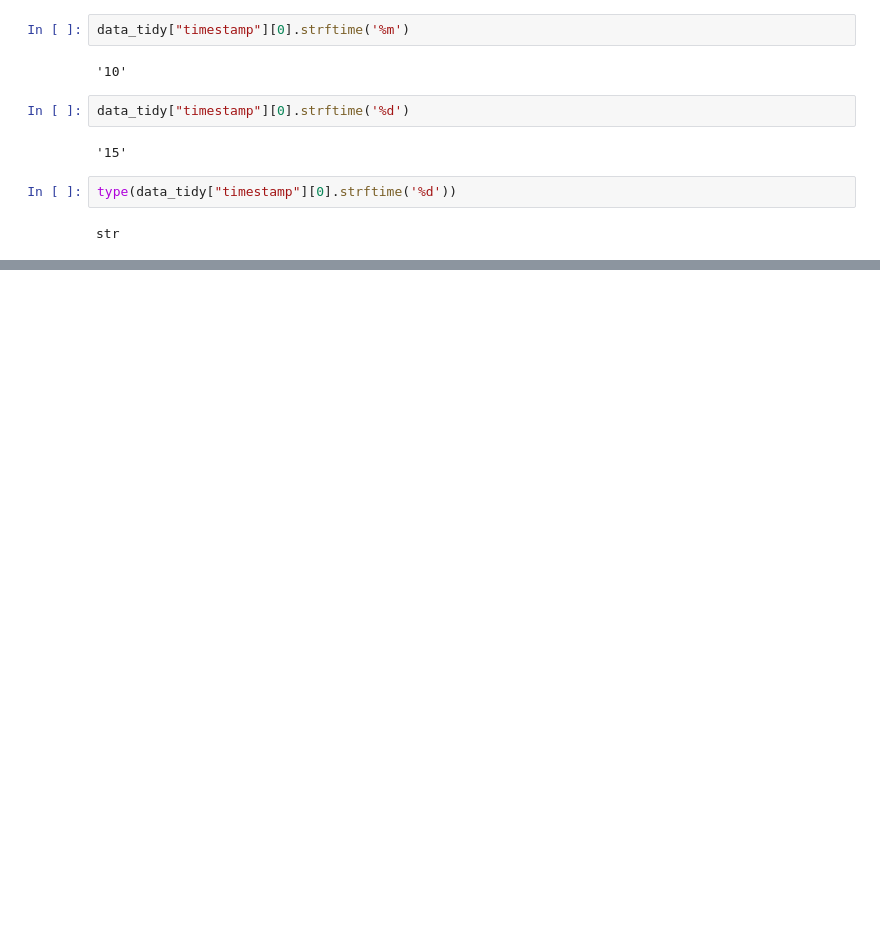
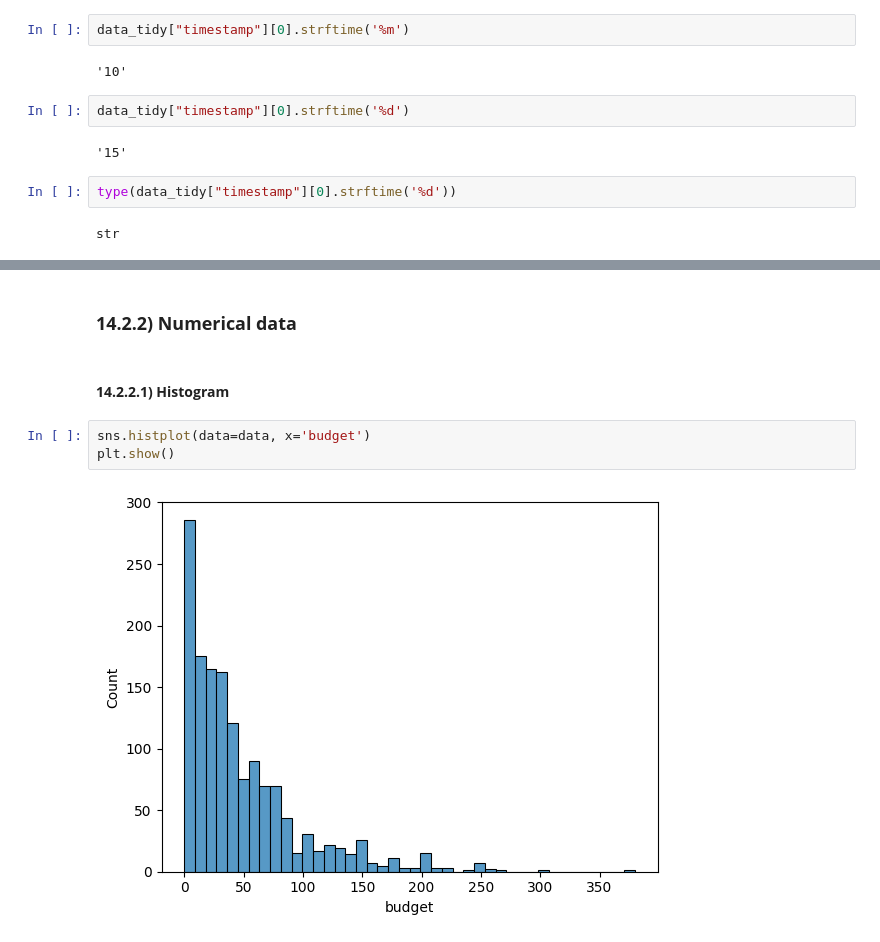
Before and after one commit to sankaransms/Data-Science-Topics, a Jupyter notebook: Pandas_cheat_sheet.ipynb, the cells around one changed output, grey strips where cells are left out. Saved outputs shown, nothing was run; the diff lists cells and outputs as text; blank space fills up the shorter version.

```diff
--- a/Pandas_cheat_sheet.ipynb
+++ b/Pandas_cheat_sheet.ipynb
@@ -2147,0 +2330,9 @@ str
+# %% [markdown]
+### <font color="morange">**14.2.2) Numerical data**</font>
+# %% [markdown]
+#### **14.2.2.1) Histogram**
+# %%
+sns.histplot(data=data, x='budget')
+plt.show()
+# %% [output]
+[figure, added]
```
Also changed, not shown: parts of 111 cells of this notebook.
